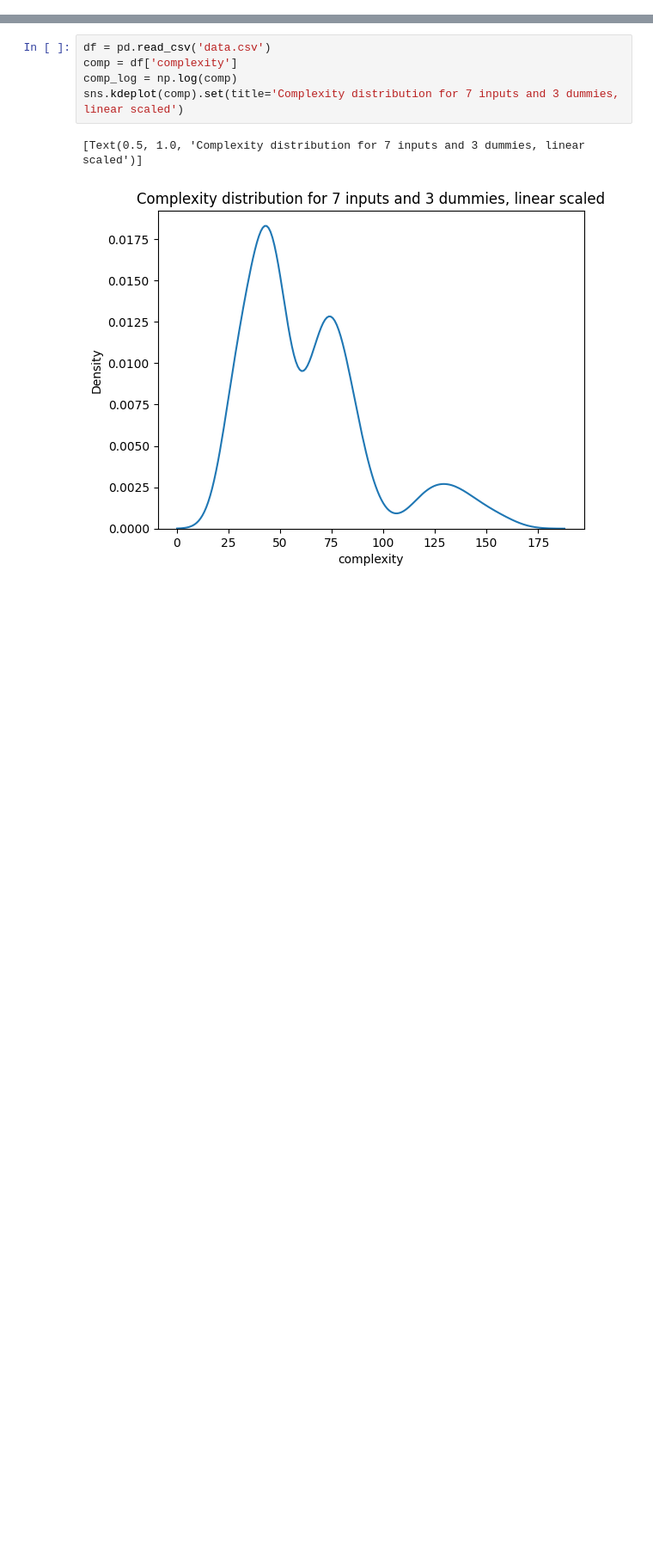
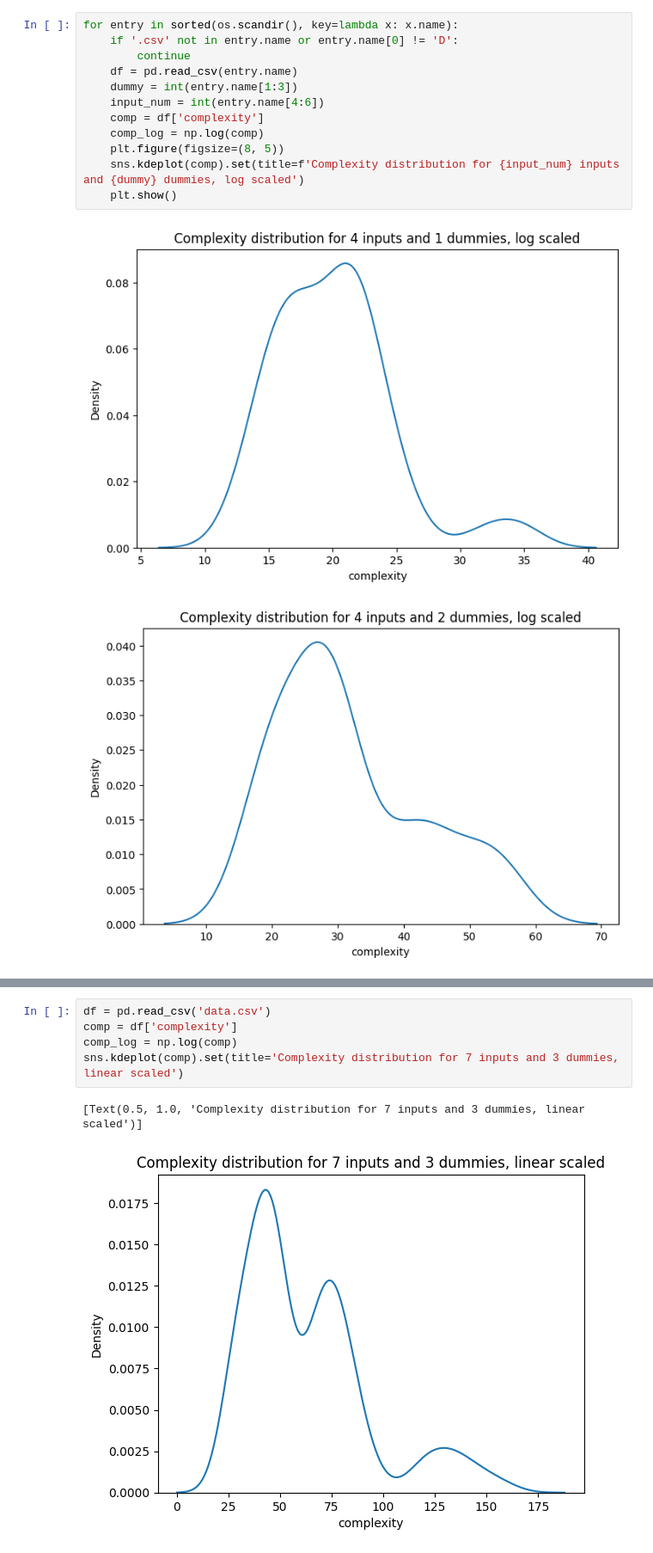
Before and after one commit to iansseijelly/Apollo, a Jupyter notebook: complexity_analysis.ipynb, the cells around one changed output, grey strips where cells are left out. Shown at 86% size. Cells and saved outputs as stored; diff of their text form; blank space fills up the shorter version.

```diff
--- a/complexity_analysis.ipynb
+++ b/complexity_analysis.ipynb
@@ -5,0 +27,15 @@ import seaborn as sns
+# %%
+for entry in sorted(os.scandir(), key=lambda x: x.name):
+    if '.csv' not in entry.name or entry.name[0] != 'D':
+        continue
+    df = pd.read_csv(entry.name)
+    dummy = int(entry.name[1:3])
+    input_num = int(entry.name[4:6])
+    comp = df['complexity']
+    comp_log = np.log(comp)
+    plt.figure(figsize=(8, 5))
+    sns.kdeplot(comp).set(title=f'Complexity distribution for {input_num} inputs and {dummy} dummies, log scaled')
+    plt.show()
+# %% [output]
+[figure, added]
+[figure, added]
```
Also changed, not shown: parts of 4 cells of this notebook, 33 other files.
